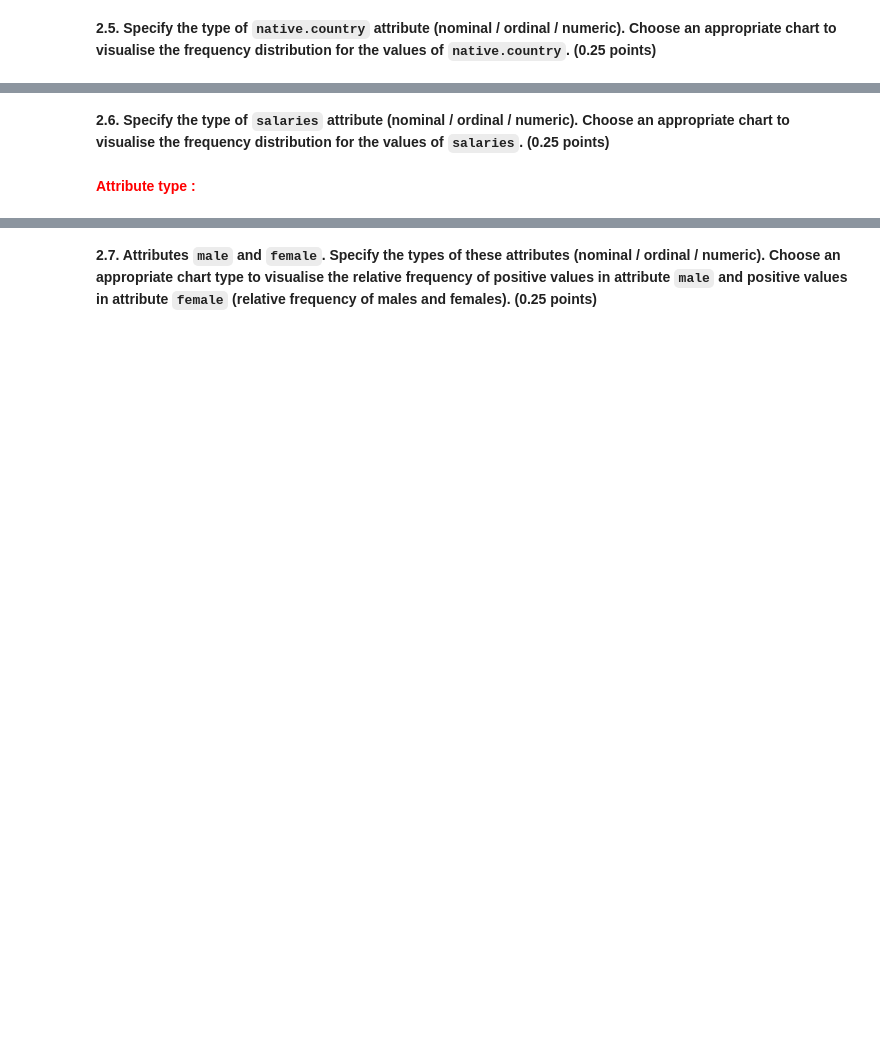
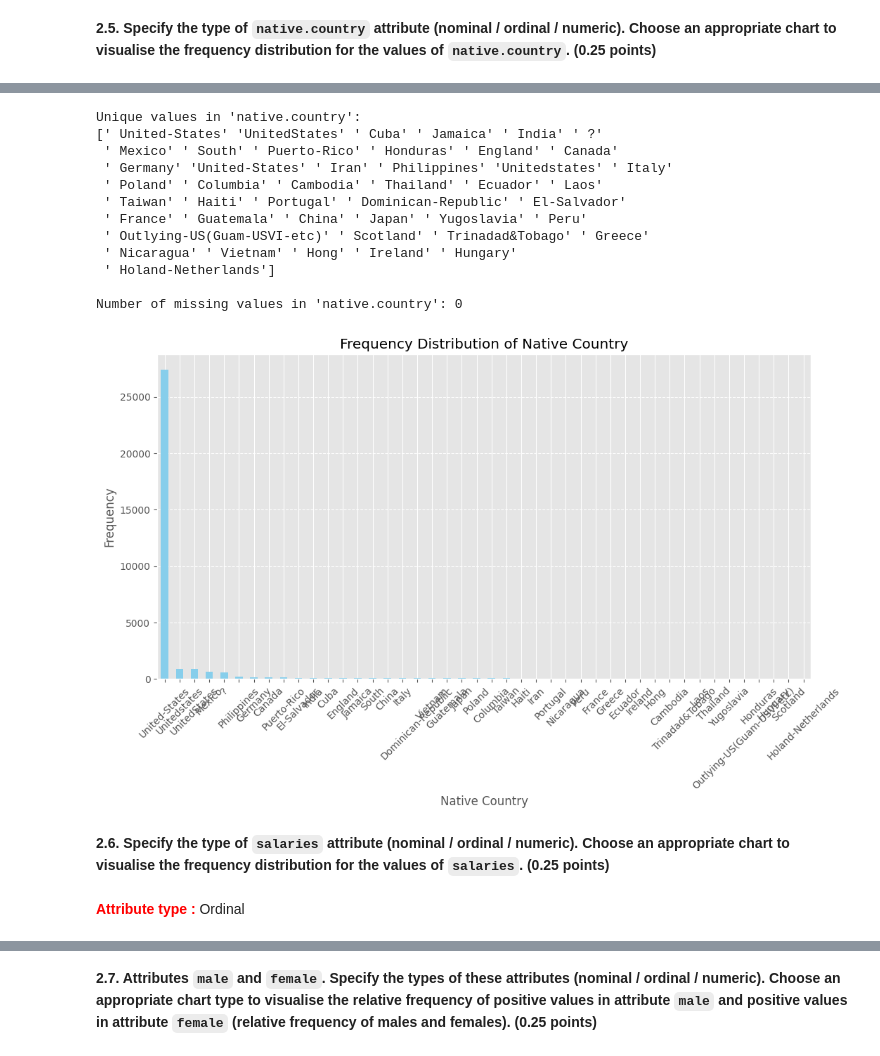
Before and after one commit to Sulaiman29/BDA_HW1, a Jupyter notebook: BDA2025Spring_HW1.ipynb, the cells around one changed output, grey strips where cells are left out. Drawn from its saved outputs; the diff is of its cells as text; code cells hidden in the pictures; blank space fills up the shorter version.

```diff
--- a/BDA2025Spring_HW1.ipynb
+++ b/BDA2025Spring_HW1.ipynb
@@ -235,4 +376,45 @@ Hint: Do not forget the data preprocessing part. First look for any unusual valu
+# %%
+# Check for unique values in the native.country column
+print("Unique values in 'native.country':")
+print(data['native.country'].unique())
+
+# Count the number of missing values represented by '?'
+missing_native_country = data['native.country'].value_counts().get('?', 0)
+print(f"\nNumber of missing values in 'native.country': {missing_native_country}")
+
+# Replace '?' with 'Unknown' (if needed)
+data['native.country'] = data['native.country'].replace('?', 'Unknown')
+
+# Clean the native.country column by stripping whitespace
+data['native.country'] = data['native.country'].str.strip()
+
+# Check the frequency distribution of native.country
+native_country_counts = data['native.country'].value_counts()
+
+# Create a bar chart to visualize the frequency distribution
+plt.figure(figsize=(12, 6))
+native_country_counts.plot(kind='bar', color='skyblue')
+plt.title('Frequency Distribution of Native Country')
+plt.xlabel('Native Country')
+plt.ylabel('Frequency')
+plt.xticks(rotation=45)
+plt.grid(axis='y', linestyle='--')
+plt.show()
+# %% [output]
+Unique values in 'native.country':
+[' United-States' 'UnitedStates' ' Cuba' ' Jamaica' ' India' ' ?'
+ ' Mexico' ' South' ' Puerto-Rico' ' Honduras' ' England' ' Canada'
+ ' Germany' 'United-States' ' Iran' ' Philippines' 'Unitedstates' ' Italy'
+ ' Poland' ' Columbia' ' Cambodia' ' Thailand' ' Ecuador' ' Laos'
+ ' Taiwan' ' Haiti' ' Portugal' ' Dominican-Republic' ' El-Salvador'
+ ' France' ' Guatemala' ' China' ' Japan' ' Yugoslavia' ' Peru'
+ ' Outlying-US(Guam-USVI-etc)' ' Scotland' ' Trinadad&Tobago' ' Greece'
+ ' Nicaragua' ' Vietnam' ' Hong' ' Ireland' ' Hungary'
+ ' Holand-Netherlands']
+
+Number of missing values in 'native.country': 0
+[figure, added]
 # %% [markdown]
 **2.6. Specify the type of `salaries` attribute (nominal / ordinal / numeric). Choose an appropriate chart to visualise the frequency distribution for the values of `salaries`. (0.25 points)**
 # %% [markdown]
-**<font color='red'>Attribute type :</font>**
+**<font color='red'>Attribute type :</font>** Ordinal
```
Also changed, not shown: parts of 91 cells of this notebook.
